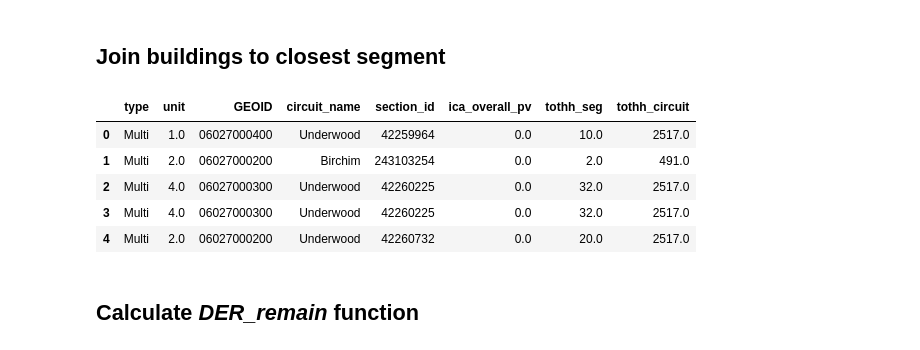
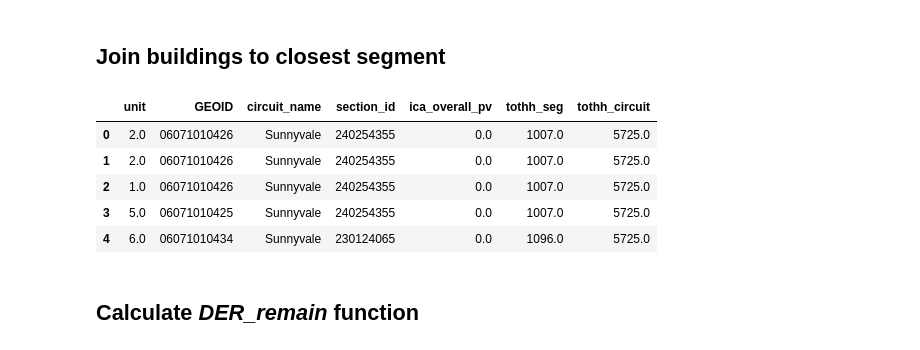
Before and after one commit to sofiiir/hosting-capacity-calculation, a Jupyter notebook: final/sce.ipynb, the cells around one changed output. Drawn from its saved outputs; the diff is of its cells as text; code cells hidden in the pictures.

```diff
--- a/final/sce.ipynb
+++ b/final/sce.ipynb
@@ -25,7 +25,8 @@ import geopandas as gpd
 import matplotlib.pyplot as plt
 # %%
 # Load data
-zillow = gpd.read_parquet('~/../../capstone/electrigrid/data/zillow_complete_units.parquet').to_crs(epsg=3310)
+# zillow = gpd.read_parquet('~/../../capstone/electrigrid/data/zillow_complete_units.parquet').to_crs(epsg=3310)
+zillow = gpd.read_parquet("~/../../capstone/electrigrid/data/final_building.parquet").to_crs(epsg=3310)
 sce = gpd.read_parquet("~/../../capstone/electrigrid/data/utilities/sce_circuits/ica_circuit_segments.parquet").to_crs(epsg=3310)
 sce_cust = pd.read_csv("~/../../capstone/electrigrid/data/utilities/sce_circuits/ICA_Single_Consolidated_Table.csv")
 sce_territory = gpd.read_file("~/../../capstone/electrigrid/data/utilities/sce_circuits/SCE_Service_Territory/SCE_Service_Territory.shp").to_crs(3310)
@@ -55,7 +56,7 @@ zillow_sce = gpd.sjoin(zillow, sce_territory[['geometry']], how='inner', predica
 # %% [markdown]
 ## Join buildings to closest segment
 # %%
-linked = gpd.sjoin_nearest(zillow_sce, sce, how='left', lsuffix='left', rsuffix='right', distance_col='dist_to_line_m')
+linked = gpd.sjoin_nearest(zillow_sce, sce, how='left', distance_col='dist_to_line_m')
 # %%
 # sum housing units per section_id
 units_per_seg = linked.groupby('section_id')['unit'].sum().rename('tothh_seg')
@@ -67,14 +68,14 @@ linked = linked[linked['tothh_seg'] > 0]
 units_per_circuit = linked.groupby('circuit_name')['unit'].sum().rename('tothh_circuit')
 linked = linked.merge(units_per_circuit, on='circuit_name')
 # %%
-linked[['type', 'unit', 'GEOID', 'circuit_name', 'section_id', 'ica_overall_pv', 'tothh_seg', 'tothh_circuit']].head()
+linked[['unit', 'GEOID', 'circuit_name', 'section_id', 'ica_overall_pv', 'tothh_seg', 'tothh_circuit']].head()
 # %% [output]
-|  | type | unit | GEOID | circuit_name | section_id | ica_overall_pv | tothh_seg | tothh_circuit |
-| 0 | Multi | 1.0 | 06027000400 | Underwood | 42259964 | 0.0 | 10.0 | 2517.0 |
-| 1 | Multi | 2.0 | 06027000200 | Birchim | 243103254 | 0.0 | 2.0 | 491.0 |
-| 2 | Multi | 4.0 | 06027000300 | Underwood | 42260225 | 0.0 | 32.0 | 2517.0 |
-| 3 | Multi | 4.0 | 06027000300 | Underwood | 42260225 | 0.0 | 32.0 | 2517.0 |
-| 4 | Multi | 2.0 | 06027000200 | Underwood | 42260732 | 0.0 | 20.0 | 2517.0 |
+|  | unit | GEOID | circuit_name | section_id | ica_overall_pv | tothh_seg | tothh_circuit |
+| 0 | 2.0 | 06071010426 | Sunnyvale | 240254355 | 0.0 | 1007.0 | 5725.0 |
+| 1 | 2.0 | 06071010426 | Sunnyvale | 240254355 | 0.0 | 1007.0 | 5725.0 |
+| 2 | 1.0 | 06071010426 | Sunnyvale | 240254355 | 0.0 | 1007.0 | 5725.0 |
+| 3 | 5.0 | 06071010425 | Sunnyvale | 240254355 | 0.0 | 1007.0 | 5725.0 |
+| 4 | 6.0 | 06071010434 | Sunnyvale | 230124065 | 0.0 | 1096.0 | 5725.0 |
 # %% [markdown]
 ## Calculate *DER_remain* function
 # %%
```
Also changed, not shown: parts of 8 cells of this notebook.
